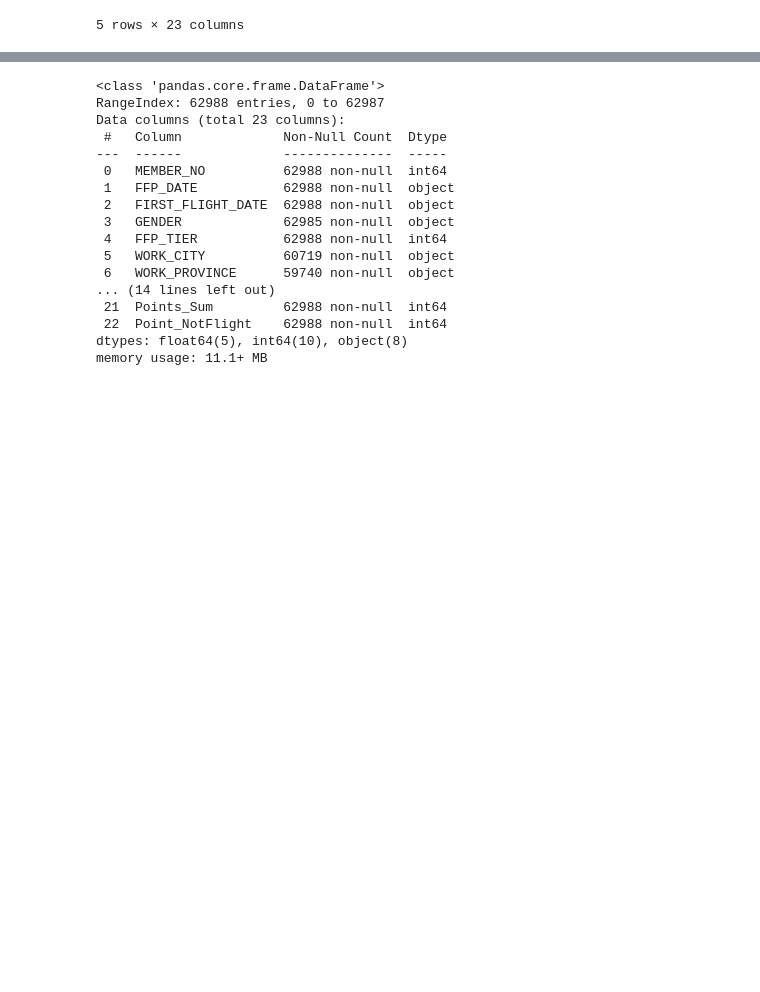
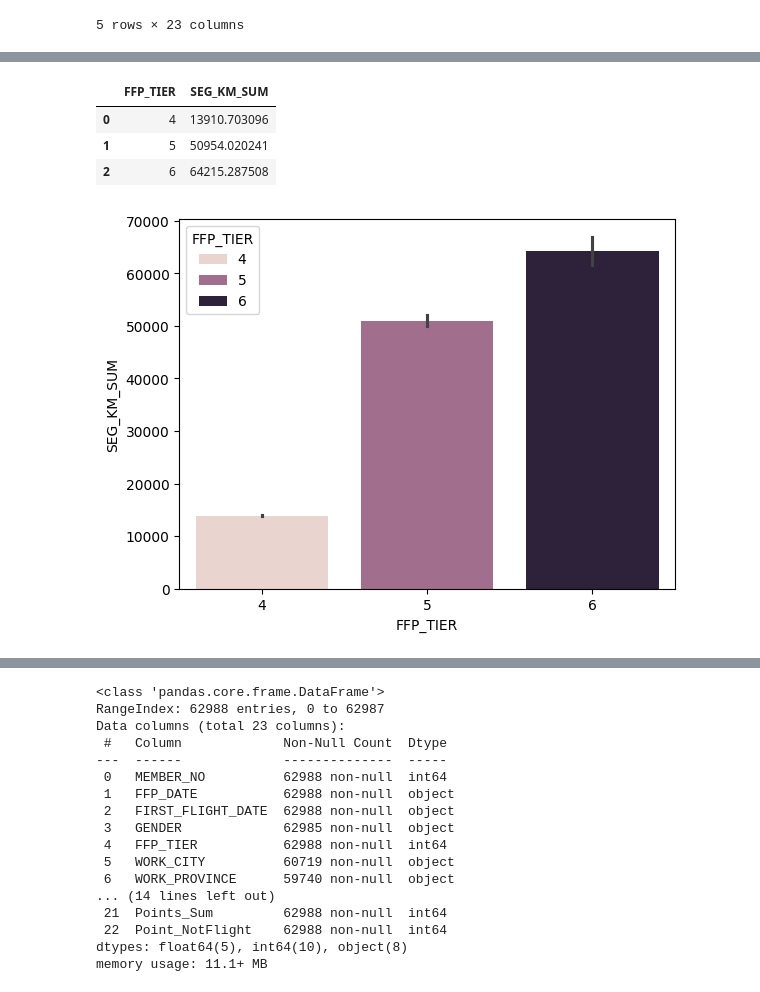
Before and after one commit to agirahmawandi/hw_unsupervised_learning, a Jupyter notebook: Agi_rahmawandi_batch57_Unsupervised_Learning.ipynb, the cells around one changed output, grey strips where cells are left out. Drawn from its saved outputs; the diff is of its cells as text; code cells hidden in the pictures; blank space fills up the shorter version.

```diff
--- a/Agi_rahmawandi_batch57_Unsupervised_Learning.ipynb
+++ b/Agi_rahmawandi_batch57_Unsupervised_Learning.ipynb
@@ -28,2 +86,12 @@ df.head()
+# %%
+sns.barplot(data=df, x='FFP_TIER',y='SEG_KM_SUM',hue='FFP_TIER')
+df_group_km=df.groupby('FFP_TIER')['SEG_KM_SUM'].mean().reset_index()
+df_group_km
+# %% [output]
+|  | FFP_TIER | SEG_KM_SUM |
+| 0 | 4 | 13910.703096 |
+| 1 | 5 | 50954.020241 |
+| 2 | 6 | 64215.287508 |
+[figure, added]
 # %%
 plt.figure(figsize=(8, 5))
```
Also changed, not shown: parts of 12 cells of this notebook.
